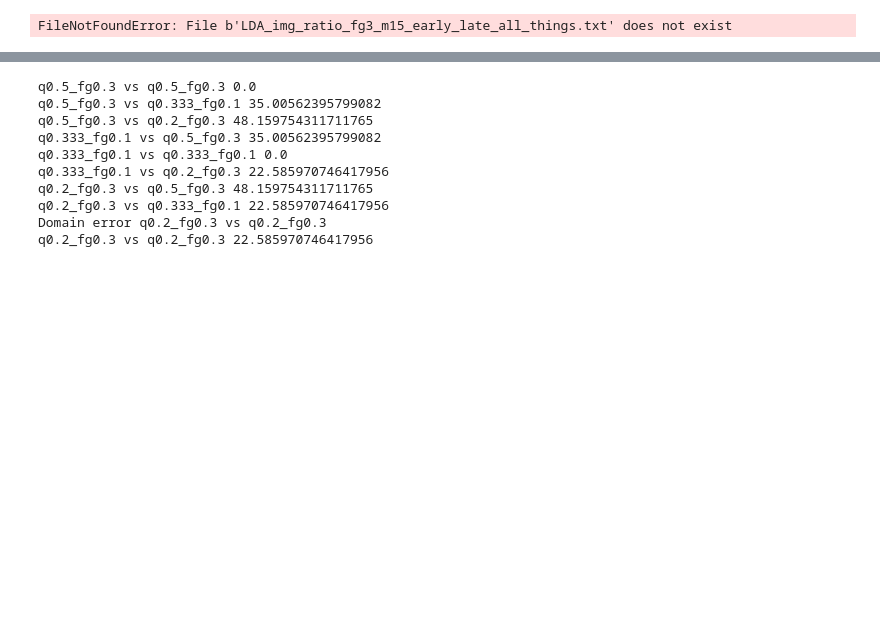
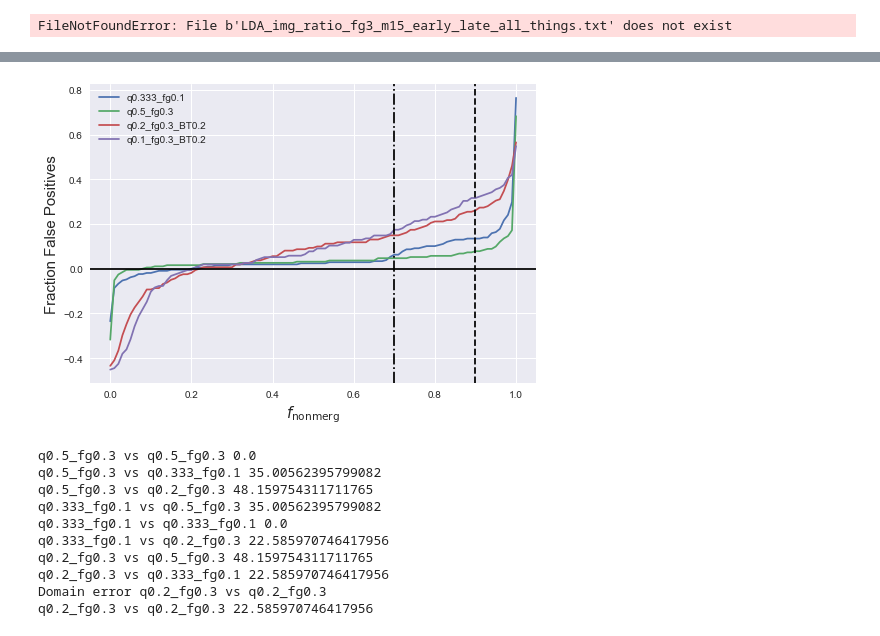
Before and after one commit to beckynevin/imaging_identification_mergers, a Jupyter notebook: LDA_with_priors.ipynb, the cells around one changed output, grey strips where cells are left out. Saved outputs shown, nothing was run; the diff lists cells and outputs as text; code cells hidden in the pictures; blank space fills up the shorter version.

```diff
--- a/LDA_with_priors.ipynb
+++ b/LDA_with_priors.ipynb
@@ -1897,18 +8613,8 @@ for i in range(len(list_runs)):
     print('~~~Coefficients and Intercepts~~~')
     print(coef,inter)
 
-    from sklearn.discriminant_analysis import QuadraticDiscriminantAnalysis as QDA
 
-    # QDA
-    sklearn_qda = QDA(priors=[0.9,0.1])
-    X_qda_sklearn = sklearn_qda.fit(X, y)
-    print('shape X_lda_sklearn', np.shape(X_lda_sklearn))
-    print('shape X_qda_sklearn', np.shape(X_qda_sklearn))
-    dec_qda = sklearn_qda.score(X,y)
 
-    #coef = sklearn_qda.coef_
-    #inter = sklearn_qda.intercept_
-    print(dec_qda)#mean accuracy on the given test data and labels.
 
     '''Make a histogram'''
     from scipy import stats
@@ -2894 +9616,16 @@ run fg3_m12
+# %%
+plt.clf()
+plt.plot(prior_1, np.array(fp_13)-np.array(fn_13),  label='q0.333_fg0.1')
+plt.plot(prior_1, np.array(fp_12)-np.array(fn_12),  label='q0.5_fg0.3')
+plt.plot(prior_1, np.array(fp_15)-np.array(fn_15),  label='q0.2_fg0.3_BT0.2')
+plt.plot(prior_1, np.array(fp_10)-np.array(fn_10),  label='q0.1_fg0.3_BT0.2')
+plt.xlabel(r'$f_{\mathrm{nonmerg}}$', size=15)
+plt.ylabel('Fraction False Positives', size=15)
+plt.axvline(x=0.9, ls='--', color='black')
+plt.axvline(x=0.7, ls='-.', color='black')
+plt.axhline(y=0, color='black')
+plt.legend()
+plt.show()
+# %% [output]
+[figure, added]
 # %%
```
Also changed, not shown: parts of 13 cells of this notebook.
